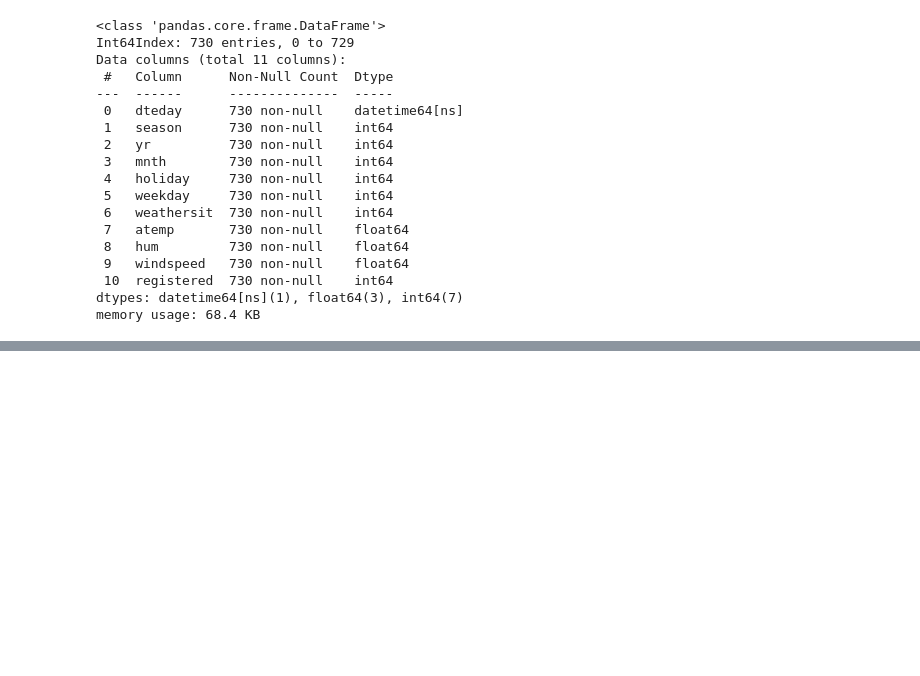
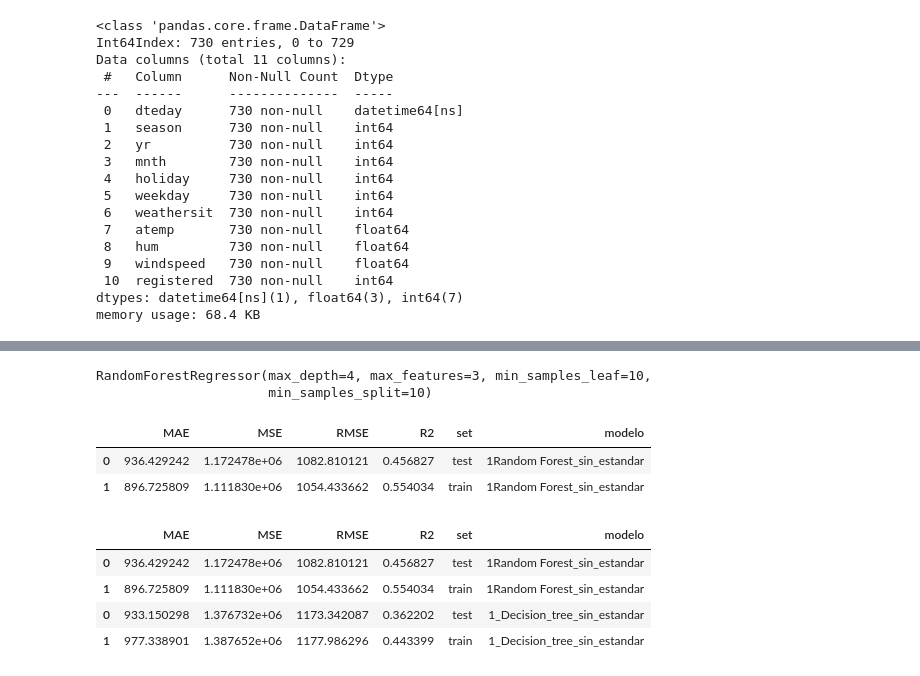
Before and after one commit to Adalab/project-DA-promo-c-modulo-3-team-1, a Jupyter notebook: borrador/decision_tree.ipynb, the cells around one changed output, grey strips where cells are left out. Drawn from its saved outputs; the diff is of its cells as text; code cells hidden in the pictures; blank space fills up the shorter version.

```diff
--- a/borrador/decision_tree.ipynb
+++ b/borrador/decision_tree.ipynb
@@ -58,0 +168,6 @@ TypeError: The DTypes <class 'numpy.dtype[int64]'> and <class 'numpy.dtype[datet
+# %%
+bosque = gs_rf.best_estimator_
+bosque
+# %% [output]
+RandomForestRegressor(max_depth=4, max_features=3, min_samples_leaf=10,
+                      min_samples_split=10)
@@ -58,0 +179,30 @@ TypeError: The DTypes <class 'numpy.dtype[int64]'> and <class 'numpy.dtype[datet
+# %%
+y_pred_test_rf = bosque.predict(x_test)
+y_pred_train_rf = bosque.predict(x_train)
+def metricas(y_test, y_train, y_test_pred, y_train_pred, tipo_modelo):
+
+
+    resultados = {'MAE': [mean_absolute_error(y_test, y_test_pred), mean_absolute_error(y_train, y_train_pred)],
+                'MSE': [mean_squared_error(y_test, y_test_pred), mean_squared_error(y_train, y_train_pred)],
+                'RMSE': [np.sqrt(mean_squared_error(y_test, y_test_pred)), np.sqrt(mean_squared_error(y_train, y_train_pred))],
+                'R2':  [r2_score(y_test, y_test_pred), r2_score(y_train, y_train_pred)],
+                 "set": ["test", "train"]}
+    df = pd.DataFrame(resultados)
+    df["modelo"] = tipo_modelo
+    return df
+# %%
+dt_results = metricas(y_test, y_train, y_pred_test_rf, y_pred_train_rf, "1Random Forest_sin_estandar")
+dt_results
+# %% [output]
+|  | MAE | MSE | RMSE | R2 | set | modelo |
+| 0 | 936.429242 | 1.172478e+06 | 1082.810121 | 0.456827 | test | 1Random Forest_sin_estandar |
+| 1 | 896.725809 | 1.111830e+06 | 1054.433662 | 0.554034 | train | 1Random Forest_sin_estandar |
+# %%
+df_todos_resultados = pd.concat([dt_results, dt_results1], axis = 0)
+df_todos_resultados
+# %% [output]
+|  | MAE | MSE | RMSE | R2 | set | modelo |
+| 0 | 936.429242 | 1.172478e+06 | 1082.810121 | 0.456827 | test | 1Random Forest_sin_estandar |
+| 1 | 896.725809 | 1.111830e+06 | 1054.433662 | 0.554034 | train | 1Random Forest_sin_estandar |
+| 0 | 933.150298 | 1.376732e+06 | 1173.342087 | 0.362202 | test | 1_Decision_tree_sin_estandar |
+| 1 | 977.338901 | 1.387652e+06 | 1177.986296 | 0.443399 | train | 1_Decision_tree_sin_estandar |
```
Also changed, not shown: parts of 26 cells of this notebook, 5 other files.
